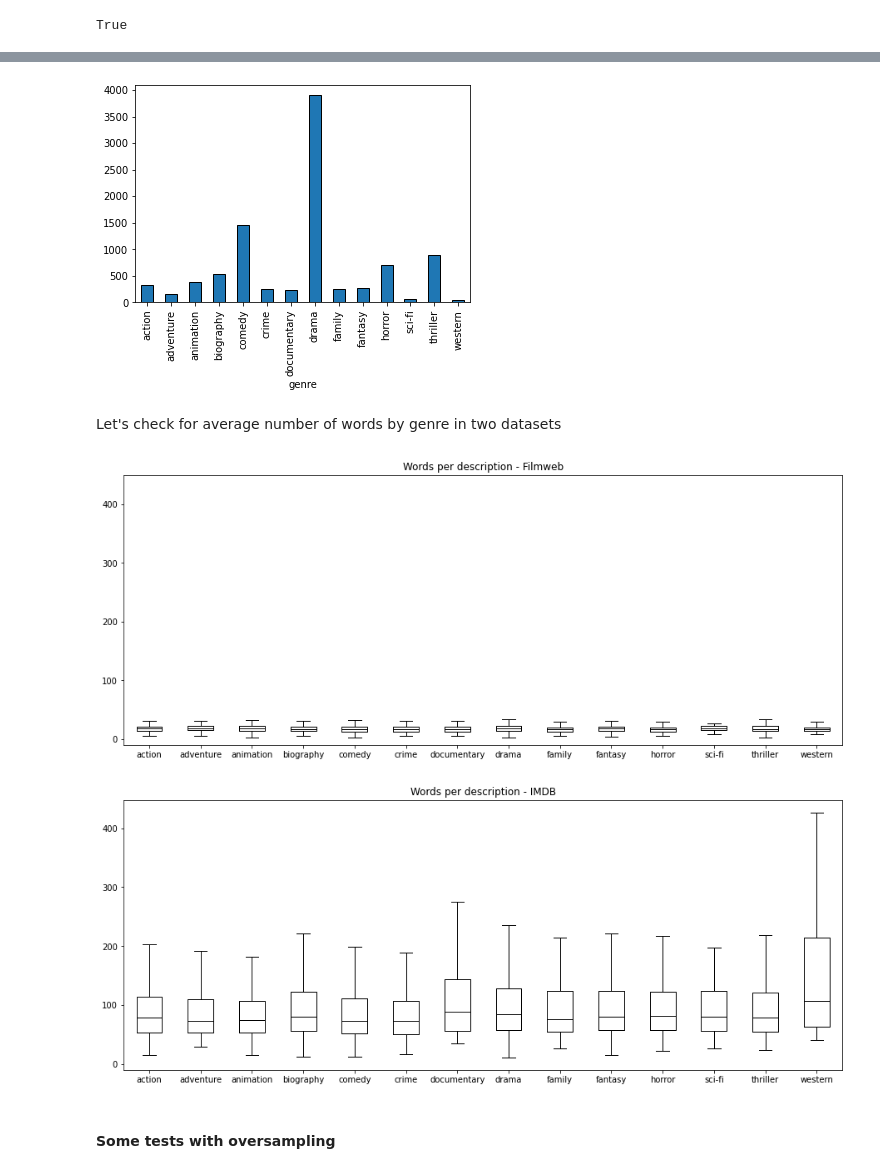
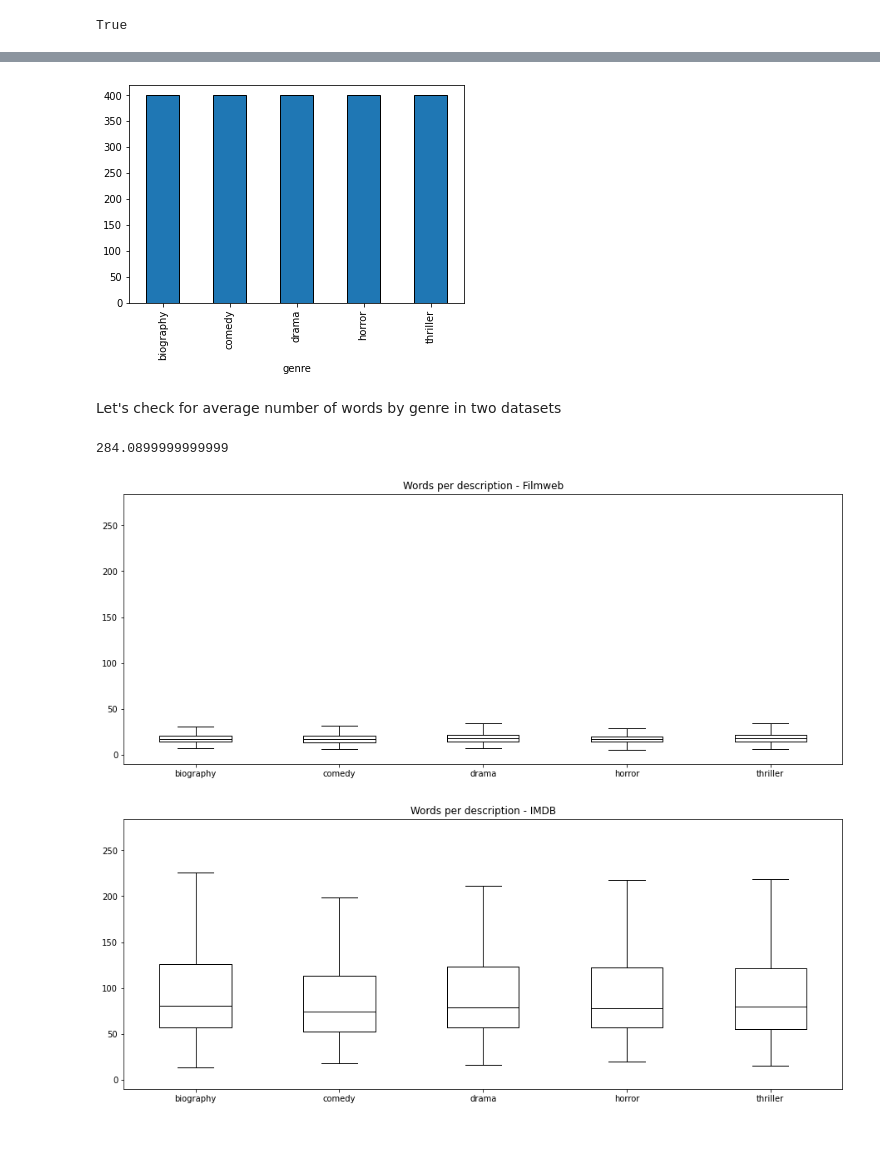
Before and after one commit to Imrauviel/Bert-Model-Comparison, a Jupyter notebook: EDA.ipynb, the cells around one changed output, grey strips where cells are left out. Saved outputs shown, nothing was run; the diff lists cells and outputs as text; code cells hidden in the pictures; blank space fills up the shorter version.

```diff
--- a/EDA.ipynb
+++ b/EDA.ipynb
@@ -397,0 +289,4 @@ df_filmweb_sampled, df_imdb_all_sampled = down_sample_both_dfs(df_filmweb, df_im
+# %%
+## drop movies with duplicated descriptions
+df_filmweb = df_filmweb.drop_duplicates(subset=["description"])
+df_imdb_all = df_imdb_all.drop_duplicates(subset=["description"])
@@ -398,3 +299,7 @@ df_filmweb_sampled, df_imdb_all_sampled = down_sample_both_dfs(df_filmweb, df_im
+# %%
+## n_min - minimum number of samples
+## n_max - maximum number of samples
+df_filmweb_sampled, df_imdb_all_sampled = down_sample_both_dfs(df_filmweb, df_imdb_all, n_min=400, n_max=400)
 # %%
 (df_filmweb_sampled.groupby("genre").size() == df_imdb_all_sampled.groupby("genre").size()).all()
 # %% [output]
@@ -438,30 +343,35 @@ df_imdb_all_sampled.sample(frac=1., random_state=42)
 df_filmweb_sampled.groupby("genre").size().plot.bar(edgecolor="k")
 plt.show()
 # %% [output]
-[figure, old version]
+[figure, new version]
 # %% [markdown]
 Let's check for average number of words by genre in two datasets
 # %%
 df_filmweb_sampled["words_per_description"] = df_filmweb_sampled["description"].str.split().apply(len)
 df_imdb_all_sampled["words_per_description"] = df_imdb_all_sampled["description"].str.split().apply(len)
+# %%
+percentile97 = df_imdb_all_sampled["words_per_description"].quantile(0.97)
+# %%
+percentile97
+# %% [output]
+284.0899999999999
 # %%
 df_filmweb_sampled.boxplot("words_per_description", by="genre", grid=False,
 showfliers=False, color="black", figsize=(15, 6))
-plt.ylim((-10, 450))
+plt.ylim((-10, percentile97))
 plt.title("Words per description - Filmweb")
 plt.suptitle("")
 plt.xlabel("")
 plt.show()
 # %% [output]
-[figure, old version]
+[figure, new version]
 # %%
 df_imdb_all_sampled.boxplot("words_per_description", by="genre", grid=False,
 showfliers=False, color="black", figsize=(15, 6))
 plt.title("Words per description - IMDB")
+plt.ylim(-10, percentile97)
 plt.suptitle("")
 plt.xlabel("")
 plt.show()
 # %% [output]
-[figure, old version]
+[figure, new version]
-# %% [markdown]
-#### Some tests with oversampling
```
Also changed, not shown: parts of 16 cells of this notebook, 20 other files.
